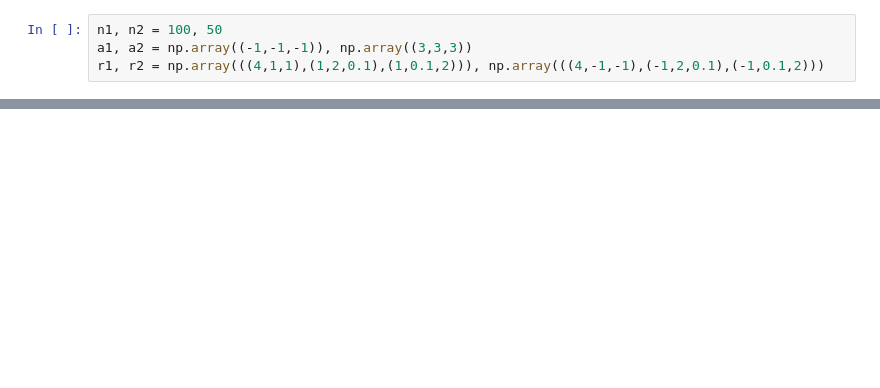
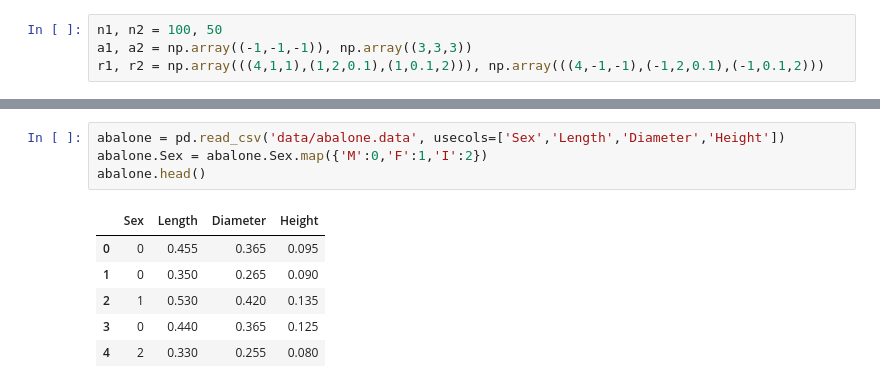
Before and after one commit to yaroslavtsepkov/StatAnalysis, a Jupyter notebook: 04-classification-yaroslav-tsepkov.ipynb, the cells around one changed output, grey strips where cells are left out. Drawn from its saved outputs; the diff is of its cells as text; blank space fills up the shorter version.

```diff
--- a/04-classification-yaroslav-tsepkov.ipynb
+++ b/04-classification-yaroslav-tsepkov.ipynb
@@ -55,0 +93,11 @@ ax.scatter(df_normal.x.values, df_normal.y.values,df_normal.z, c=df_normal['clas
+# %%
+abalone = pd.read_csv('data/abalone.data', usecols=['Sex','Length','Diameter','Height'])
+abalone.Sex = abalone.Sex.map({'M':0,'F':1,'I':2})
+abalone.head()
+# %% [output]
+|  | Sex | Length | Diameter | Height |
+| 0 | 0 | 0.455 | 0.365 | 0.095 |
+| 1 | 0 | 0.350 | 0.265 | 0.090 |
+| 2 | 1 | 0.530 | 0.420 | 0.135 |
+| 3 | 0 | 0.440 | 0.365 | 0.125 |
+| 4 | 2 | 0.330 | 0.255 | 0.080 |
```
Also changed, not shown: parts of 19 cells of this notebook, 4 other files.
